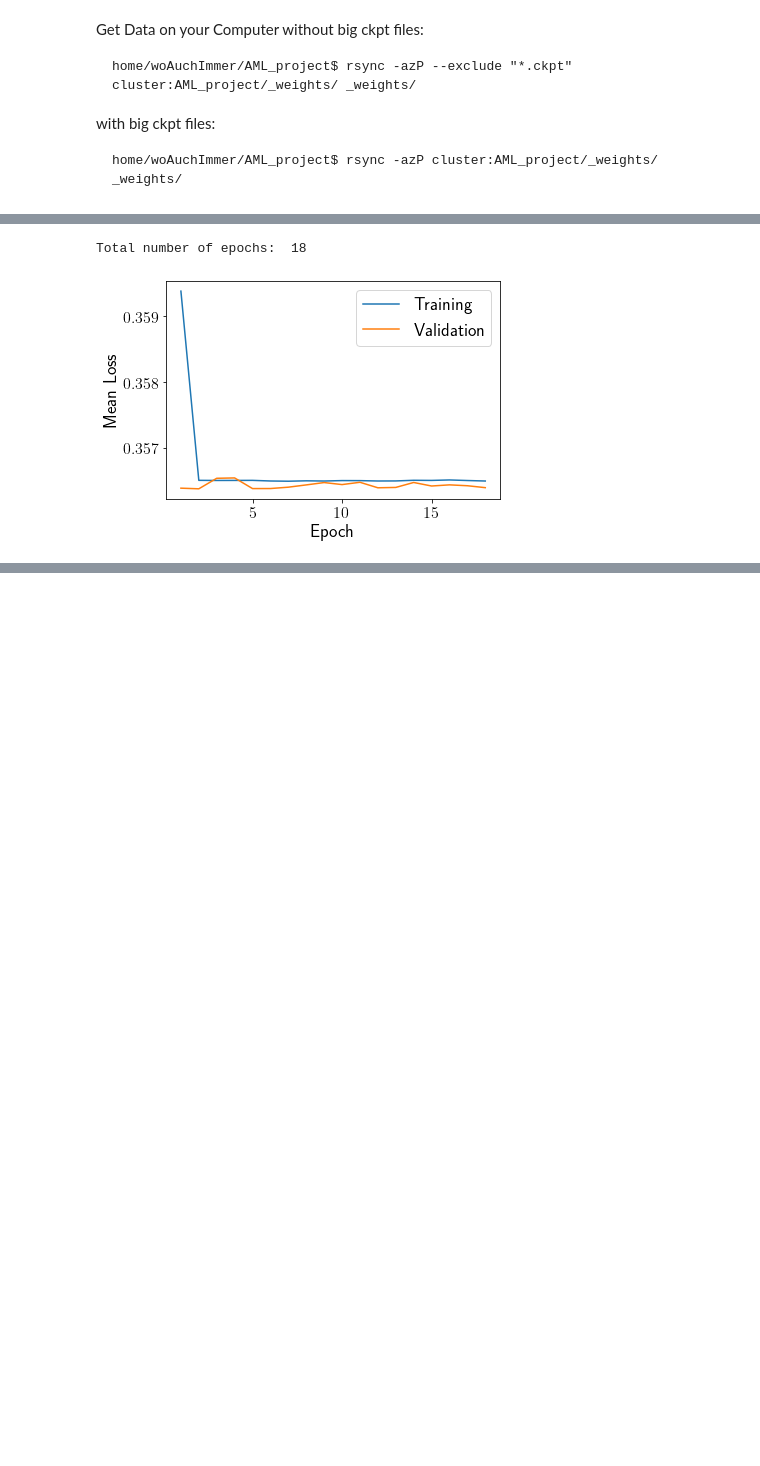
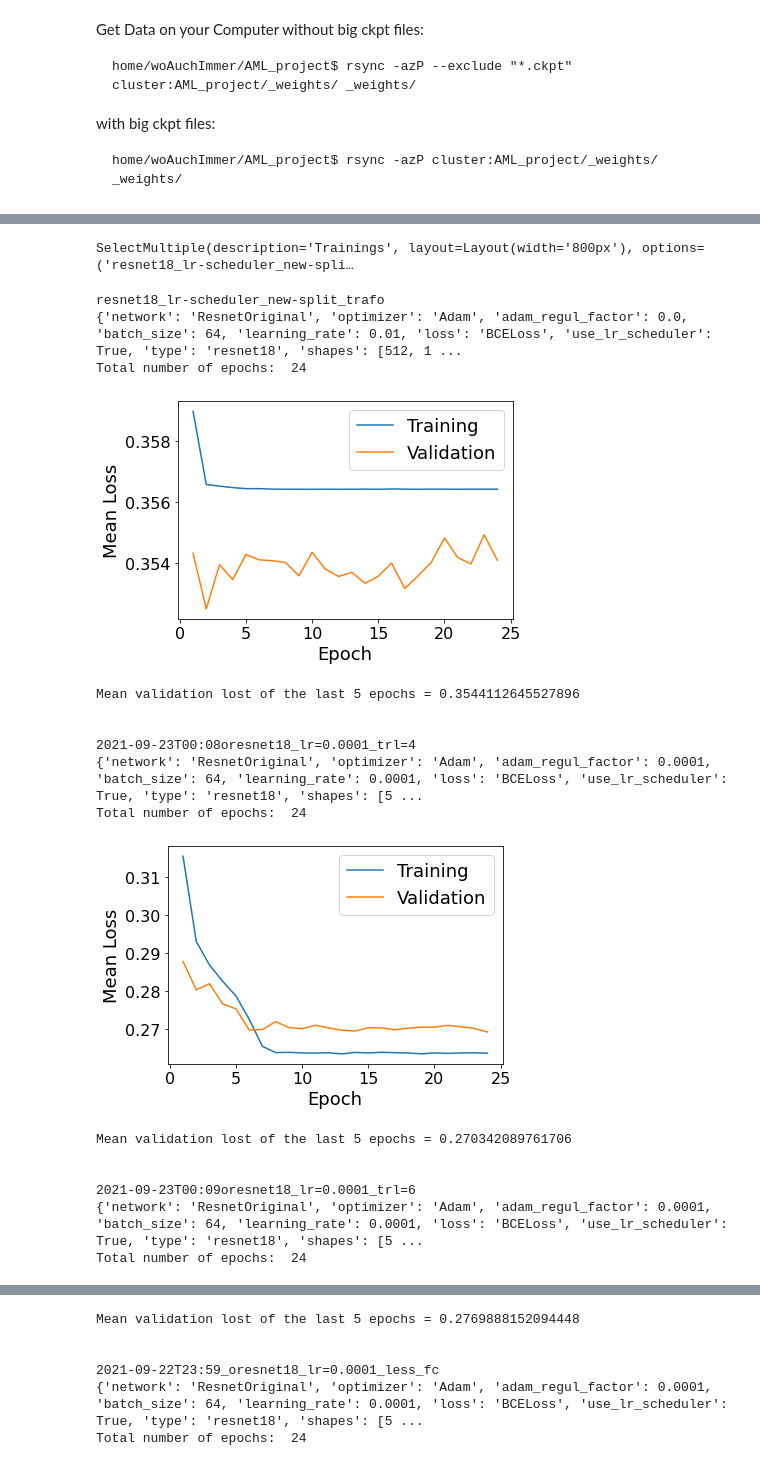
Before and after one commit to CarlaSa/AML_project, a Jupyter notebook: PlotResnetTrainingResults.ipynb, the cells around one changed output, grey strips where cells are left out. Cells and saved outputs as stored; diff of their text form; code cells hidden in the pictures; blank space fills up the shorter version.

Commit message:
automatized plotting für variabel viele resnet trainings mit overlaid validation plottin 2.0

```diff
--- a/PlotResnetTrainingResults.ipynb
+++ b/PlotResnetTrainingResults.ipynb
@@ -53 +31,16 @@ Load results from  _weights/resnet18_orig_tr=6_09_21
+# %%
+parent = "_weights"
+files = os.listdir(parent)
+jsons = []
+for file in files:
+    if "net_config.json" in file:
+        jsons.append(file)
+
+widget = widgets.SelectMultiple(
+    options=jsons,
+    rows=len(jsons),
+    description='Trainings',
+    disabled=False,
+    layout={"width": "800px"}
+)
 # %%
@@ -62,18 +105,40 @@ loss_val = np.load(path + "_loss_val.npy")
+# %%
+widget
+# %% [output]
+SelectMultiple(description='Trainings', layout=Layout(width='800px'), options=('resnet18_lr-scheduler_new-spli…
 # %%
 save_image = False
-n_ep = len(loss)
-epochs = np.arange(1,n_ep+1)
-print("Total number of epochs: ", n_ep)
-plt.figure()
-plt.plot(epochs, loss, label="Training")
-plt.plot(epochs, loss_val, label="Validation")
-plt.legend()
-plt.xlabel("Epoch")
-plt.ylabel("Mean Loss")
 
-if save_image:
-    plt.savefig(f"images/{widget.value}.pdf", bbox_inches='tight')
-plt.show()
+val_loss = {}
+
+for sel_json in widget.value:
+    name = sel_json.replace("_net_config.json", "")
+    print(name)
+    path = os.path.join(parent, name)
+    print_network_config(path)
+    loss, loss_val = load_losses(path)
+    val_loss[name] = loss_val
+    plot_loss(loss, loss_val, save_image)
+    print_last_loss_vals(loss_val, last_epochs=5)
+    print()
+    print()
+
+plot_overlaid_val_losses(val_loss)
 # %% [output]
-Total number of epochs:  18
+resnet18_lr-scheduler_new-split_trafo
+{'network': 'ResnetOriginal', 'optimizer': 'Adam', 'adam_regul_factor': 0.0, 'batch_size': 64, 'learning_rate': 0.01, 'loss': 'BCELoss', 'use_lr_scheduler': True, 'type': 'resnet18', 'shapes': [512, 1 ...
+Total number of epochs:  24
-[figure, old version]
+[figure, new version]
+Mean validation lost of the last 5 epochs = 0.3544112645527896
+
+
+2021-09-23T00:08oresnet18_lr=0.0001_trl=4
+{'network': 'ResnetOriginal', 'optimizer': 'Adam', 'adam_regul_factor': 0.0001, 'batch_size': 64, 'learning_rate': 0.0001, 'loss': 'BCELoss', 'use_lr_scheduler': True, 'type': 'resnet18', 'shapes': [5 ...
+Total number of epochs:  24
+[figure, added]
+Mean validation lost of the last 5 epochs = 0.270342089761706
+
+
+2021-09-23T00:09oresnet18_lr=0.0001_trl=6
+{'network': 'ResnetOriginal', 'optimizer': 'Adam', 'adam_regul_factor': 0.0001, 'batch_size': 64, 'learning_rate': 0.0001, 'loss': 'BCELoss', 'use_lr_scheduler': True, 'type': 'resnet18', 'shapes': [5 ...
+Total number of epochs:  24
@@ -79,0 +146,6 @@ Total number of epochs:  18
+Mean validation lost of the last 5 epochs = 0.2769888152094448
+
+
+2021-09-22T23:59_oresnet18_lr=0.0001_less_fc
+{'network': 'ResnetOriginal', 'optimizer': 'Adam', 'adam_regul_factor': 0.0001, 'batch_size': 64, 'learning_rate': 0.0001, 'loss': 'BCELoss', 'use_lr_scheduler': True, 'type': 'resnet18', 'shapes': [5 ...
+Total number of epochs:  24
```
Also changed, not shown: parts of 8 cells of this notebook.
